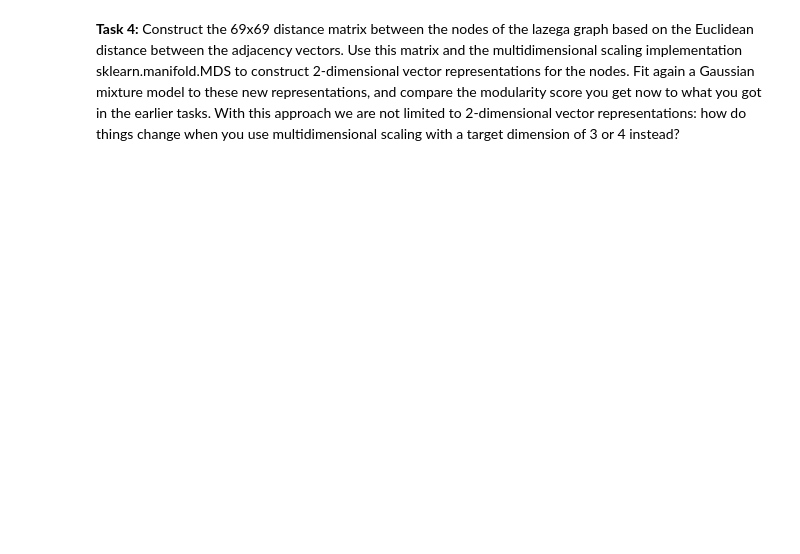
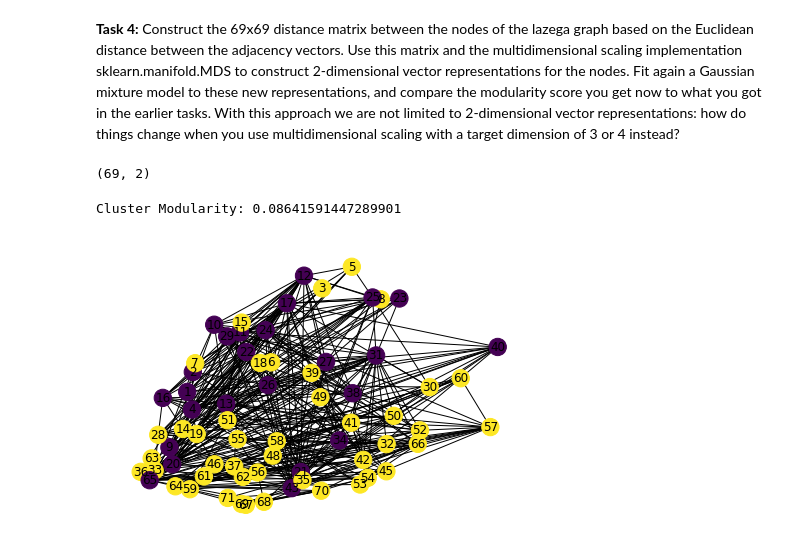
Before and after one commit to SebastianLassen00/ML23, a Jupyter notebook: Samlet/MLSelfStudy4-F23.ipynb, the cells around one changed output. Cells and saved outputs as stored; diff of their text form; code cells hidden in the pictures; blank space fills up the shorter version.

```diff
--- a/Samlet/MLSelfStudy4-F23.ipynb
+++ b/Samlet/MLSelfStudy4-F23.ipynb
@@ -184,7 +234,7 @@ for i,k in enumerate(embedding.keys()):
 # %% [markdown]
 We use the sklearn.mixture.GaussianMixture class. Apart from specifying the number of mixture components, we can also restrict the covariance matrices in different ways. For example, covariance_type='tied' means that in the learned model all components have the same covariance matrix (which is the same restriction that we saw in the LDA classification model).
 # %%
-gmm=GaussianMixture(n_components=5,covariance_type='tied').fit(pos_array[:,1:3])
+gmm=GaussianMixture(n_components=3,covariance_type='tied').fit(pos_array[:,1:3])
 # %% [markdown]
 Since we are doing clustering, we are using the 'predict' function of the learned mixture models on the training points:
 # %%
@@ -224,2 +298,43 @@ print("The distance between the adjacency vectors of nodes {} and {} is {}".form
 # %% [markdown]
 **Task 4:** Construct the 69x69 distance matrix between the nodes of the lazega graph based on the Euclidean distance between the adjacency vectors. Use this matrix and the multidimensional scaling implementation sklearn.manifold.MDS to construct 2-dimensional vector representations for the nodes. Fit again a Gaussian mixture model to these new representations, and compare the modularity score you get now to what you got in the earlier tasks. With this approach we are not limited to 2-dimensional vector representations: how do things change when you use multidimensional scaling with a target dimension of 3 or 4 instead?
+# %%
+distances = [np.zeros(69) for _ in range(69)]
+
+for i in range(69):
+    for j in range(69):
+        distances[i][j] = np.linalg.norm(am[i,:].todense()-am[j,:].todense())
+
+mds = skl.manifold.MDS(n_components=2)
+t_distances = mds.fit_transform(distances)
+t_distances.shape
+# %% [output]
+(69, 2)
+# %%
+gmm=GaussianMixture(n_components=2,covariance_type='tied').fit(t_distances)
+
+clusters=gmm.predict(t_distances)
+t_dict = {}
+actual_i = 1
+for i, item in enumerate(t_distances):
+    if actual_i == 44 or actual_i == 47:
+        actual_i += 1
+    t_dict[str(actual_i)] = t_distances[i]
+    actual_i += 1
+
+nx.draw(lazega,pos=t_dict,with_labels=True,node_color=clusters)
+
+
+communities_task4 = [[] for _ in range(gmm.n_components)]
+actual_i = 1
+for i, item in enumerate(clusters):
+    if actual_i == 44 or actual_i == 47:
+        actual_i += 1
+    original_dataset_key = str(int(actual_i))
+    communities_task4[item].append(original_dataset_key)
+    actual_i += 1
+
+
+print("Cluster Modularity: {}".format(modularity(lazega,communities_task4)))
+# %% [output]
+Cluster Modularity: 0.08641591447289901
+[figure, added]
```
Also changed, not shown: parts of 12 cells of this notebook, 1 other file.
